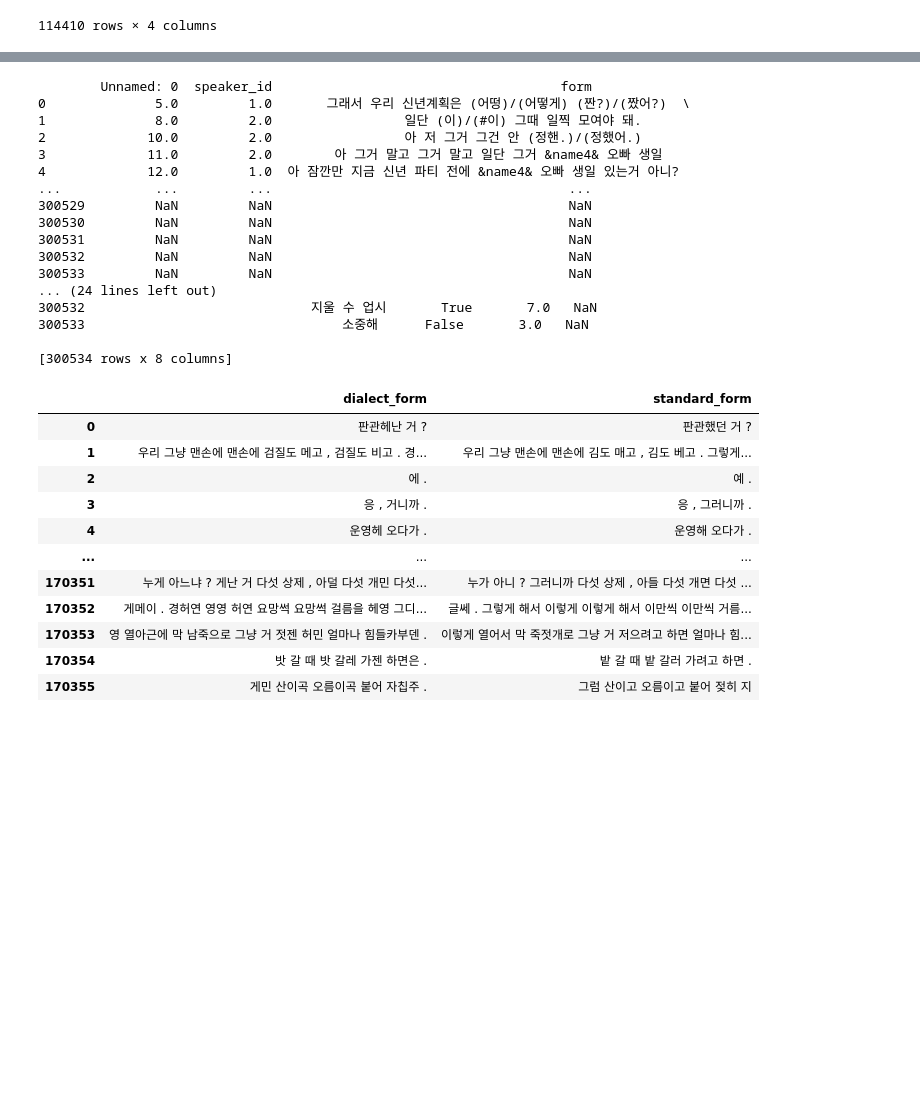
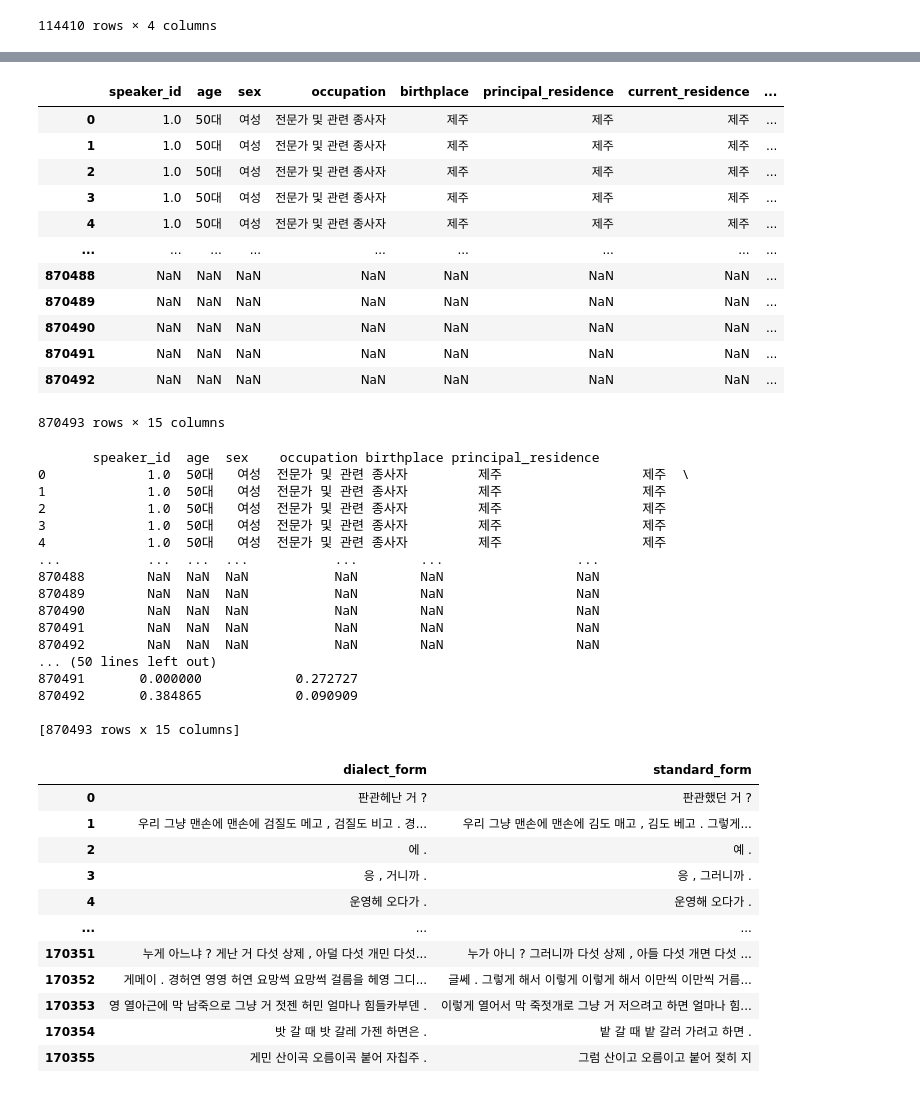
Before and after one commit to maeseok/BITAmin, a Jupyter notebook: BITAmin/1학기 프로젝트/concat.ipynb, the cells around one changed output, grey strips where cells are left out. Drawn from its saved outputs; the diff is of its cells as text; code cells hidden in the pictures; blank space fills up the shorter version.

```diff
--- a/BITAmin/1학기 프로젝트/concat.ipynb
+++ b/BITAmin/1학기 프로젝트/concat.ipynb
@@ -232,35 +248,49 @@ train_data.loc[(train_data.linear_kernel < 0.7) & (train_data.jaccard_similarity
 # %%
 # Initialize an empty list to store DataFrames
 dataframes = []
-df = pd.read_csv("./okt_drop4-300000.csv")
+df = pd.read_csv("./total_df.csv")
 #print(df)
 dataframes.append(df)
-df2 = pd.read_excel("./jeju1.xlsx")
-dataframes.append(df2)
+dataframes.append(train_data)
 
 # Concatenate all the DataFrames into a single one
 merged_df = pd.concat(dataframes, ignore_index=True)
+merged_df
+# %% [output]
+|  | speaker_id | age | sex | occupation | birthplace | principal_residence | current_residence | ... |
+| 0 | 1.0 | 50대 | 여성 | 전문가 및 관련 종사자 | 제주 | 제주 | 제주 | ... |
+| 1 | 1.0 | 50대 | 여성 | 전문가 및 관련 종사자 | 제주 | 제주 | 제주 | ... |
+| 2 | 1.0 | 50대 | 여성 | 전문가 및 관련 종사자 | 제주 | 제주 | 제주 | ... |
+| 3 | 1.0 | 50대 | 여성 | 전문가 및 관련 종사자 | 제주 | 제주 | 제주 | ... |
+| 4 | 1.0 | 50대 | 여성 | 전문가 및 관련 종사자 | 제주 | 제주 | 제주 | ... |
+| ... | ... | ... | ... | ... | ... | ... | ... | ... |
+| 870488 | NaN | NaN | NaN | NaN | NaN | NaN | NaN | ... |
+| 870489 | NaN | NaN | NaN | NaN | NaN | NaN | NaN | ... |
+| 870490 | NaN | NaN | NaN | NaN | NaN | NaN | NaN | ... |
+| 870491 | NaN | NaN | NaN | NaN | NaN | NaN | NaN | ... |
+| 870492 | NaN | NaN | NaN | NaN | NaN | NaN | NaN | ... |
+870493 rows × 15 columns
 # %%
 print(merged_df)
-merged_df.to_csv('okt30_ver1.csv', index=False)
+merged_df.to_csv('total_jit.csv', index=False)
 # %% [output]
-        Unnamed: 0  speaker_id                                     form
-0              5.0         1.0       그래서 우리 신년계획은 (어떵)/(어떻게) (짠?)/(짰어?)  \
-1              8.0         2.0                 일단 (이)/(#이) 그때 일찍 모여야 돼.
-2             10.0         2.0                 아 저 그거 그건 안 (정핸.)/(정했어.)
-3             11.0         2.0        아 그거 말고 그거 말고 일단 그거 &name4& 오빠 생일
-4             12.0         1.0  아 잠깐만 지금 신년 파티 전에 &name4& 오빠 생일 있는거 아니?
-...            ...         ...                                      ...
-300529         NaN         NaN                                      NaN
-300530         NaN         NaN                                      NaN
-300531         NaN         NaN                                      NaN
-300532         NaN         NaN                                      NaN
-300533         NaN         NaN                                      NaN
-... (24 lines left out)
-300532                             지울 수 업시       True       7.0   NaN
-300533                                 소중해      False       3.0   NaN
+       speaker_id  age  sex    occupation birthplace principal_residence
+0             1.0  50대   여성  전문가 및 관련 종사자         제주                  제주  \
+1             1.0  50대   여성  전문가 및 관련 종사자         제주                  제주
+2             1.0  50대   여성  전문가 및 관련 종사자         제주                  제주
+3             1.0  50대   여성  전문가 및 관련 종사자         제주                  제주
+4             1.0  50대   여성  전문가 및 관련 종사자         제주                  제주
+...           ...  ...  ...           ...        ...                 ...
+870488        NaN  NaN  NaN           NaN        NaN                 NaN
+870489        NaN  NaN  NaN           NaN        NaN                 NaN
+870490        NaN  NaN  NaN           NaN        NaN                 NaN
+870491        NaN  NaN  NaN           NaN        NaN                 NaN
+870492        NaN  NaN  NaN           NaN        NaN                 NaN
+... (50 lines left out)
+870491       0.000000            0.272727
+870492       0.384865            0.090909
 
-[300534 rows x 8 columns]
+[870493 rows x 15 columns]
 # %%
 import pandas as pd
 
```
Also changed, not shown: parts of 5 cells of this notebook, 5 other files.
